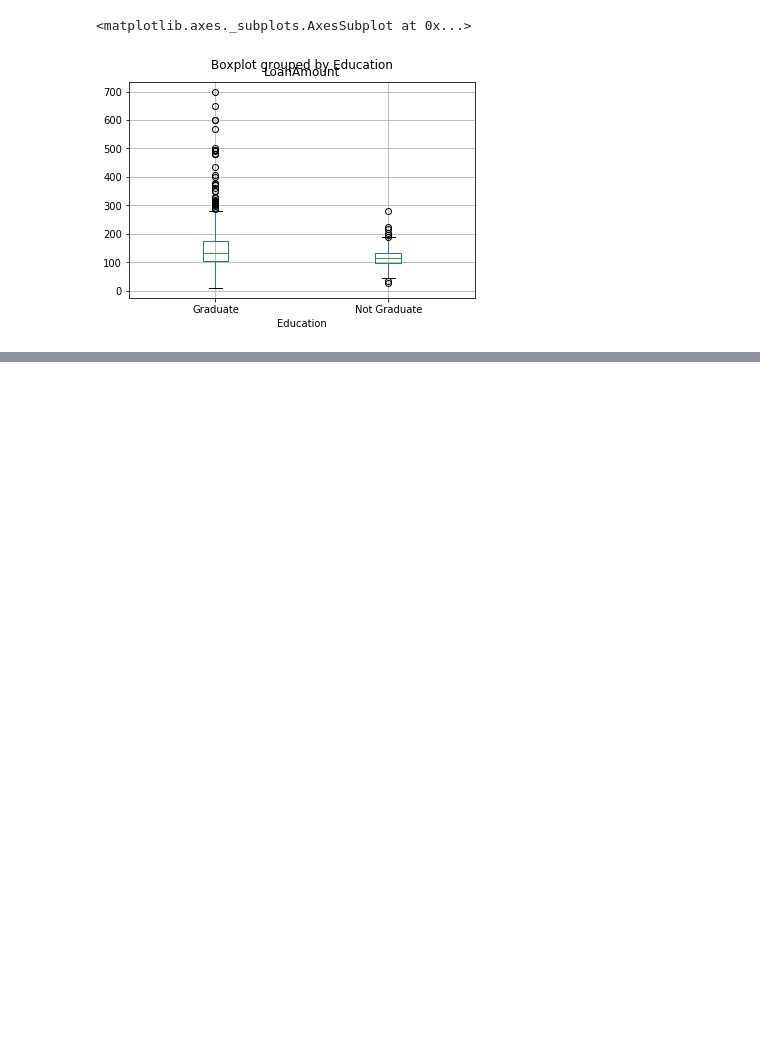
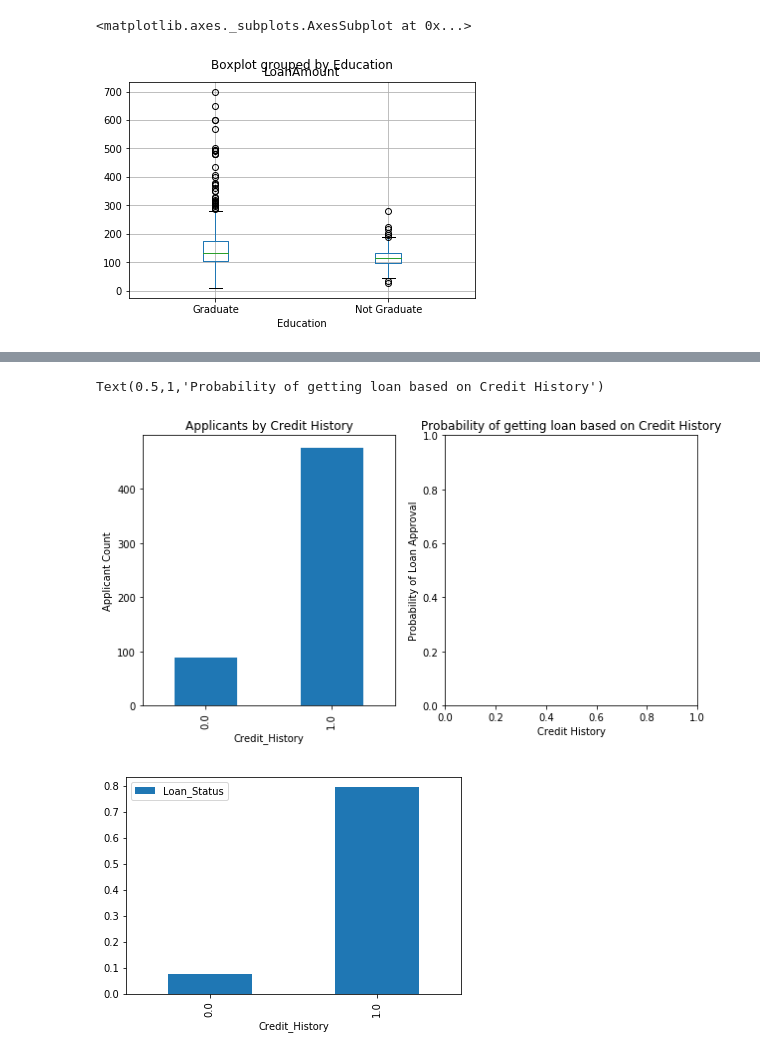
Before and after one commit to brbales/loan_mods, a Jupyter notebook: loans_bb.ipynb, the cells around one changed output, grey strips where cells are left out. Saved outputs shown, nothing was run; the diff lists cells and outputs as text; code cells hidden in the pictures; blank space fills up the shorter version.

```diff
--- a/loans_bb.ipynb
+++ b/loans_bb.ipynb
@@ -108,3 +114,16 @@ train_df.boxplot(column='LoanAmount', by='Education')
 # %% [output]
 <matplotlib.axes._subplots.AxesSubplot at 0x...>
 [figure]
+# %%
+# Count credit history evaluation and calculate prob. of getting approved
+
+temp1 = train_df['Credit_History'].value_counts(ascending=True)
+temp2 = train_df.pivot_table(values='Loan_Status', index=['Credit_History'],
+                             aggfunc= lambda x: x.map({'Y':1,'N':0}).mean())
+
+# Display results
+print ('Credit History Frequency Table:')
+print (temp1)
+
+print ('\nProb. of gettign loan by Credit History:')
+print (temp2)
@@ -110,0 +141,23 @@ train_df.boxplot(column='LoanAmount', by='Education')
+# %%
+# Visualize the above temp table data as bar charts
+fig = plt.figure(figsize=(10,5))
+
+ax1 = fig.add_subplot(121)
+temp1.plot(kind='bar')
+ax1.set_ylabel('Applicant Count')
+ax1.set_xlabel('Credit_History')
+ax1.set_title('Applicants by Credit History')
+
+ax2 = fig.add_subplot(122)
+temp2.plot(kind='bar')
+ax2.set_ylabel('Probability of Loan Approval')
+ax2.set_xlabel('Credit History')
+ax2.set_title('Probability of getting loan based on Credit History')
+
+#############################
+### Resolve subplot issue ###
+#############################
+# %% [output]
+Text(0.5,1,'Probability of getting loan based on Credit History')
+[figure, added]
+[figure, added]
```
Also changed, not shown: parts of 8 cells of this notebook.
